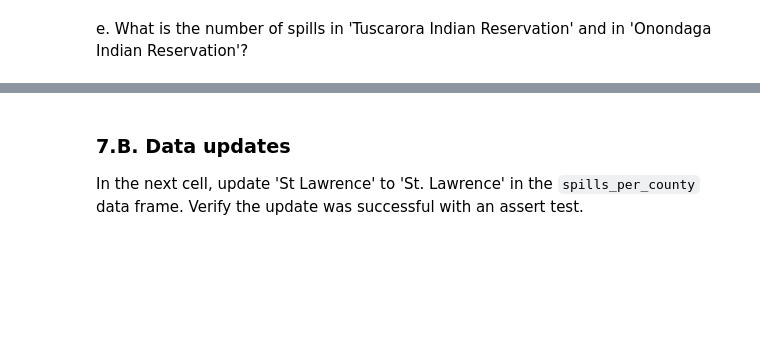
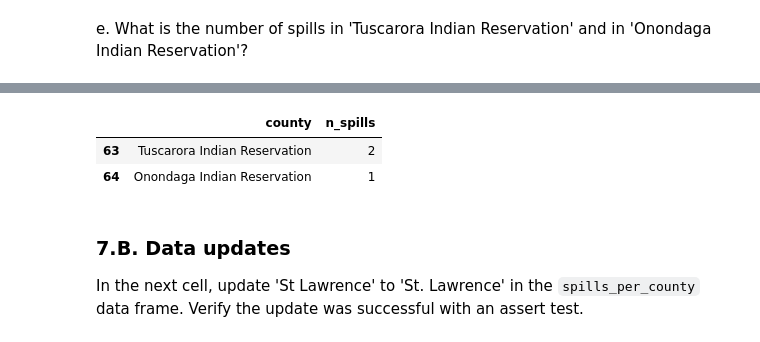
Before and after one commit to Karlavramos/eds220-hwk3, a Jupyter notebook: hwk3-task2-spills.ipynb, the cells around one changed output, grey strips where cells are left out. Cells and saved outputs as stored; diff of their text form; code cells hidden in the pictures; blank space fills up the shorter version.

```diff
--- a/hwk3-task2-spills.ipynb
+++ b/hwk3-task2-spills.ipynb
@@ -625,5 +618,11 @@ e. What is the number of spills in 'Tuscarora Indian Reservation' and in 'Ononda
 # %%
-# e.
+# e. Use iloc and location based on index to find the amount of spills
+reservations_spills = spills_per_county.iloc[[63, 64]]
+reservations_spills
+# %% [output]
+|  | county | n_spills |
+| 63 | Tuscarora Indian Reservation | 2 |
+| 64 | Onondaga Indian Reservation | 1 |
 # %% [markdown]
 ### 7.B. Data updates
 
```
Also changed, not shown: parts of 16 cells of this notebook.
